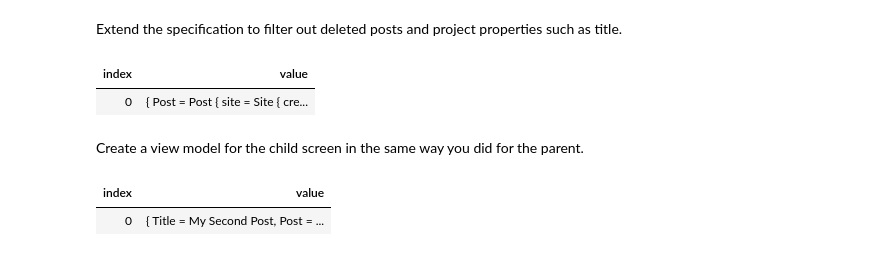
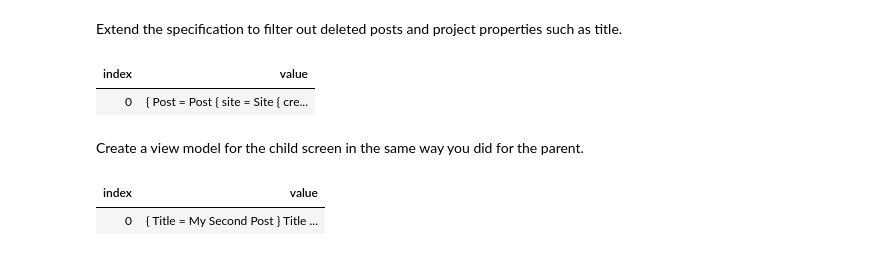
Before and after one commit to jinaga/BlogMaui, a Jupyter notebook: Notebooks/Modeling.ipynb, the cells around one changed output. Drawn from its saved outputs; the diff is of its cells as text; code cells hidden in the pictures.

```diff
--- a/Notebooks/Modeling.ipynb
+++ b/Notebooks/Modeling.ipynb
@@ -475,11 +473,10 @@ Create a view model for the child screen in the same way you did for the parent.
 # %%
 var postsViewModel = posts.Select(p => new
 {
-    Title = p.Title.FirstOrDefault() ?? "New post",
-    p.Post
+    Title = p.Title.FirstOrDefault() ?? "New post"
 });
 
 postsViewModel
 # %% [output]
 | index | value |
-| 0 | { Title = My Second Post, Post = ... |
+| 0 | { Title = My Second Post } Title ... |
```
Also changed, not shown: parts of 7 cells of this notebook.
